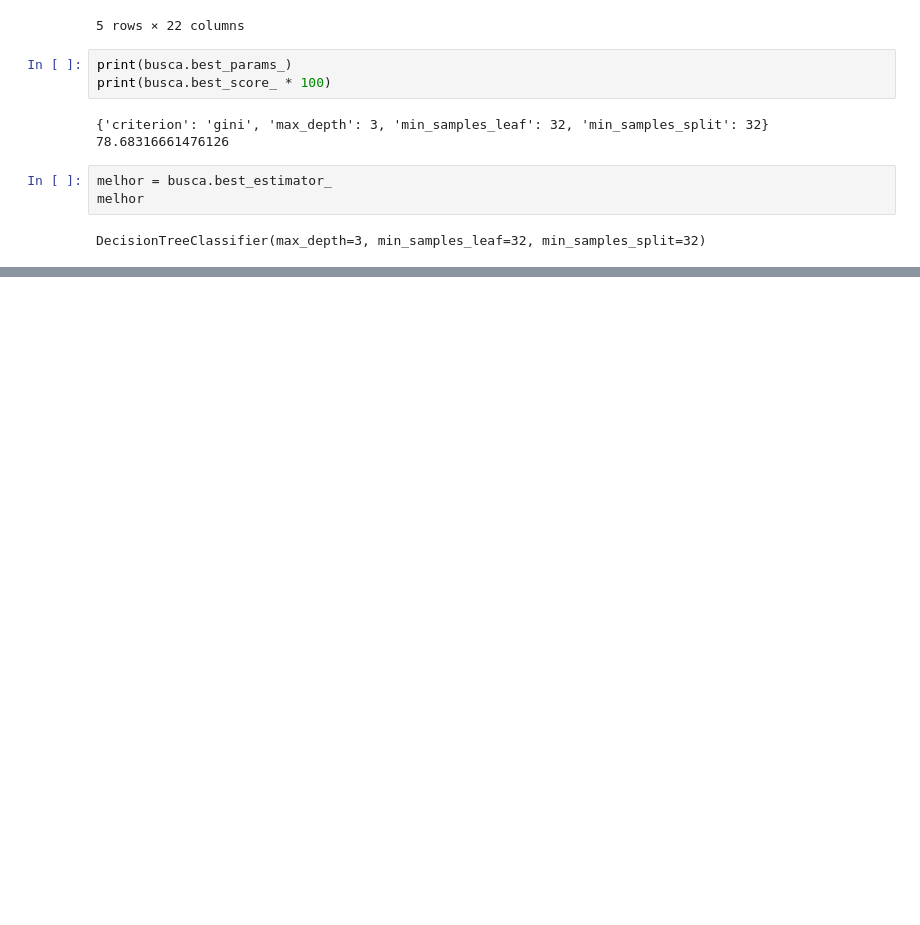
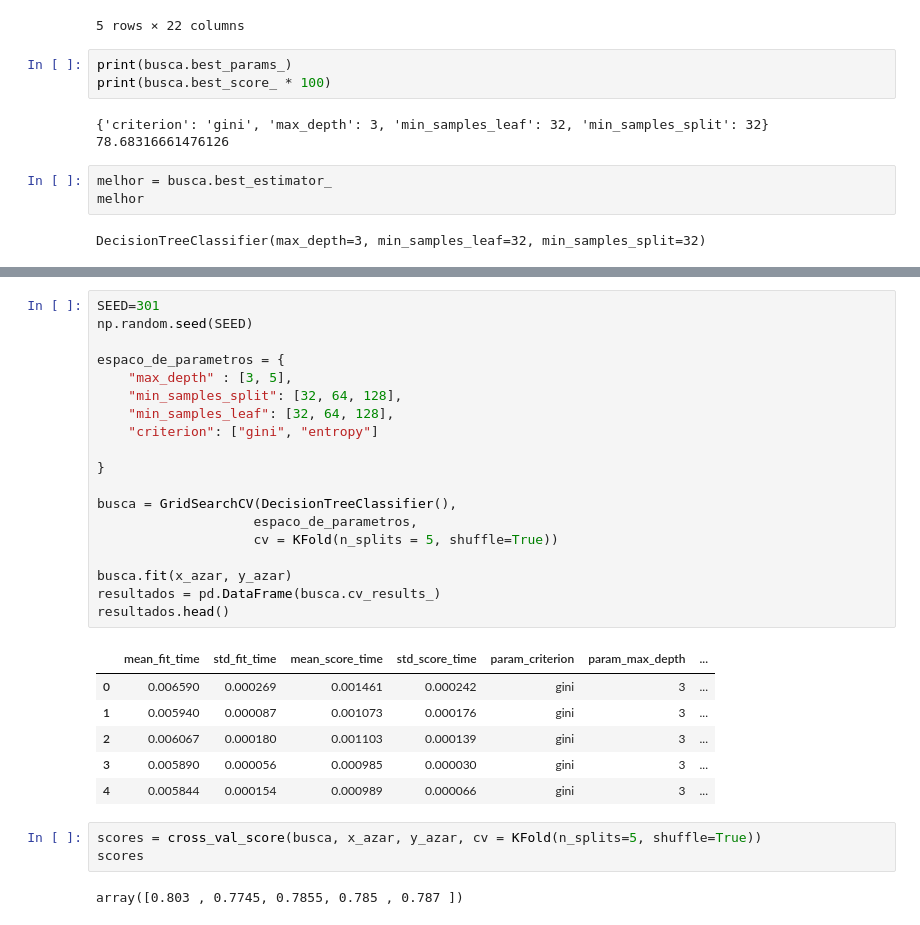
Before and after one commit to sostenes198/Python-Estudos, a Jupyter notebook: curso-4-5-Machine-Learning-Otimizacao-modelos-atraves-hiper-parametros/aula-1.ipynb, the cells around one changed output, grey strips where cells are left out. Cells and saved outputs as stored; diff of their text form; blank space fills up the shorter version.

```diff
--- a/curso-4-5-Machine-Learning-Otimizacao-modelos-atraves-hiper-parametros/aula-1.ipynb
+++ b/curso-4-5-Machine-Learning-Otimizacao-modelos-atraves-hiper-parametros/aula-1.ipynb
@@ -475,0 +488,31 @@ Accuracy para os dados foi 78.75%
+# %%
+SEED=301
+np.random.seed(SEED)
+
+espaco_de_parametros = {
+    "max_depth" : [3, 5],
+    "min_samples_split": [32, 64, 128],
+    "min_samples_leaf": [32, 64, 128],
+    "criterion": ["gini", "entropy"]
+
+}
+
+busca = GridSearchCV(DecisionTreeClassifier(),
+                    espaco_de_parametros,
+                    cv = KFold(n_splits = 5, shuffle=True))
+
+busca.fit(x_azar, y_azar)
+resultados = pd.DataFrame(busca.cv_results_)
+resultados.head()
+# %% [output]
+|  | mean_fit_time | std_fit_time | mean_score_time | std_score_time | param_criterion | param_max_depth | ... |
+| 0 | 0.006590 | 0.000269 | 0.001461 | 0.000242 | gini | 3 | ... |
+| 1 | 0.005940 | 0.000087 | 0.001073 | 0.000176 | gini | 3 | ... |
+| 2 | 0.006067 | 0.000180 | 0.001103 | 0.000139 | gini | 3 | ... |
+| 3 | 0.005890 | 0.000056 | 0.000985 | 0.000030 | gini | 3 | ... |
+| 4 | 0.005844 | 0.000154 | 0.000989 | 0.000066 | gini | 3 | ... |
+# %%
+scores = cross_val_score(busca, x_azar, y_azar, cv = KFold(n_splits=5, shuffle=True))
+scores
+# %% [output]
+array([0.803 , 0.7745, 0.7855, 0.785 , 0.787 ])
```
Also changed, not shown: parts of 12 cells of this notebook, 5 other files.
